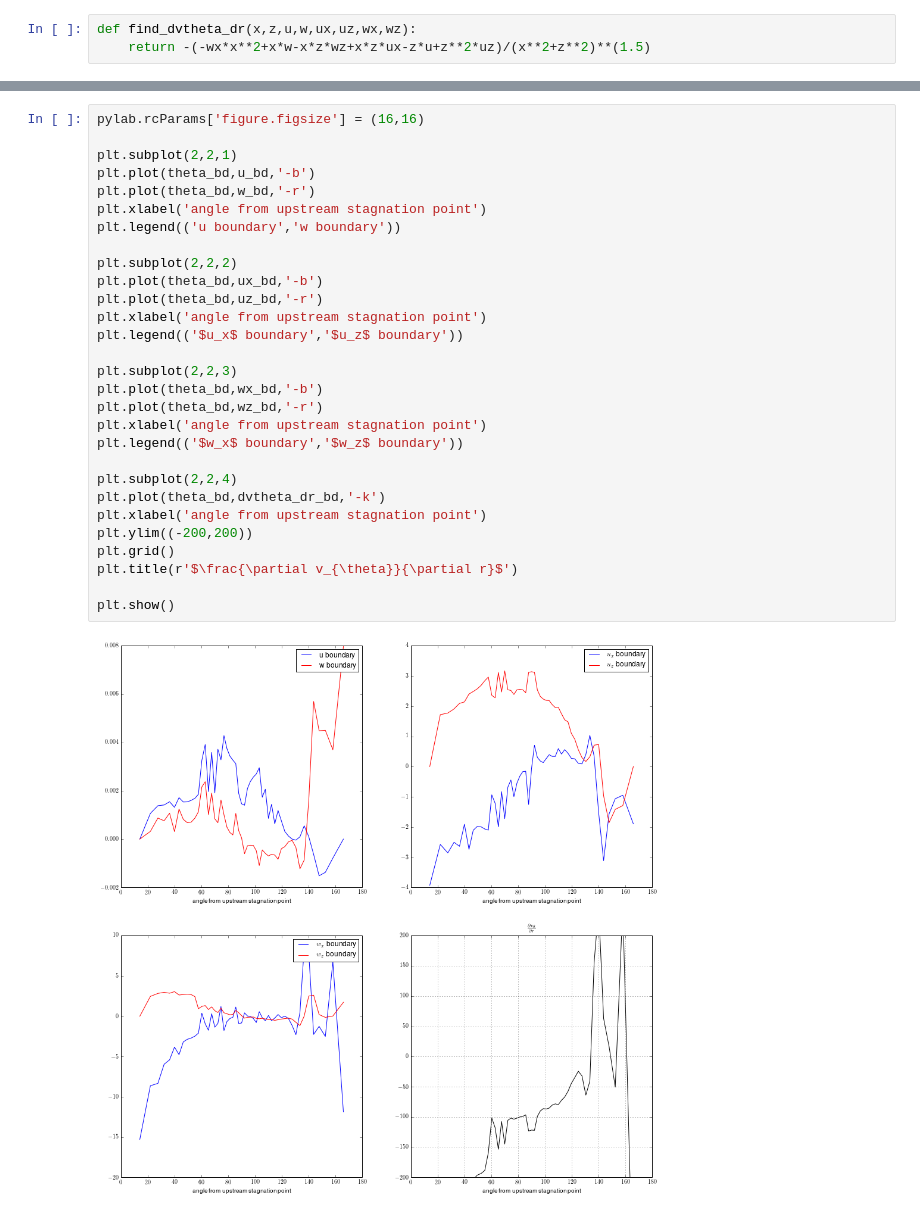
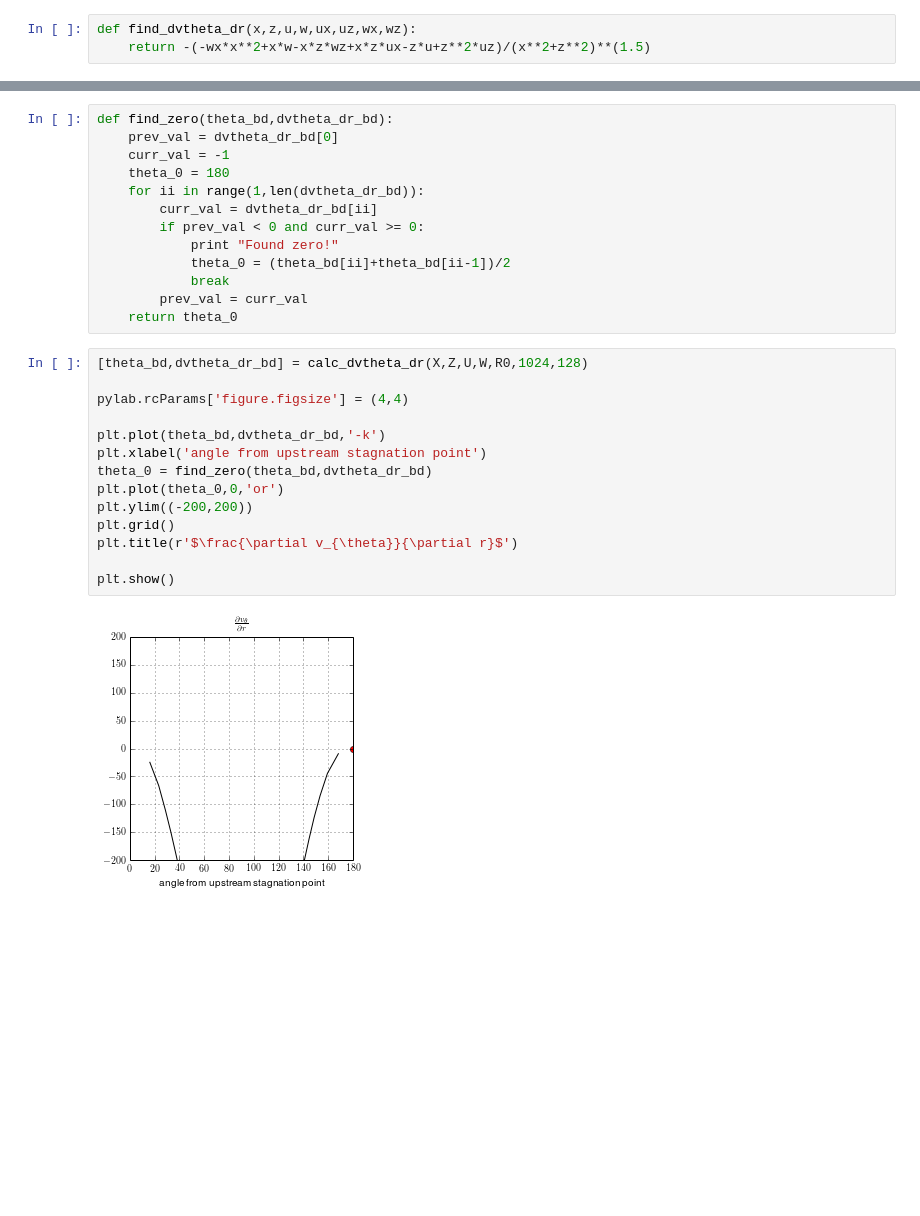
Before and after one commit to UBC-MOAD/flow_separation, a Jupyter notebook: notebooks_2D_runs/view_flow_over_cylinder.ipynb, the cells around one changed output, grey strips where cells are left out. Cells and saved outputs as stored; diff of their text form; blank space fills up the shorter version.

Commit message:
Added functions to show separation point as a function of time

```diff
--- a/notebooks_2D_runs/view_flow_over_cylinder.ipynb
+++ b/notebooks_2D_runs/view_flow_over_cylinder.ipynb
@@ -109,31 +114,29 @@ for itr,ii in enumerate(X):
-# %%
-pylab.rcParams['figure.figsize'] = (16,16)
-
-plt.subplot(2,2,1)
-plt.plot(theta_bd,u_bd,'-b')
-plt.plot(theta_bd,w_bd,'-r')
-plt.xlabel('angle from upstream stagnation point')
-plt.legend(('u boundary','w boundary'))
-
-plt.subplot(2,2,2)
-plt.plot(theta_bd,ux_bd,'-b')
-plt.plot(theta_bd,uz_bd,'-r')
-plt.xlabel('angle from upstream stagnation point')
-plt.legend(('$u_x$ boundary','$u_z$ boundary'))
-
-plt.subplot(2,2,3)
-plt.plot(theta_bd,wx_bd,'-b')
-plt.plot(theta_bd,wz_bd,'-r')
-plt.xlabel('angle from upstream stagnation point')
-plt.legend(('$w_x$ boundary','$w_z$ boundary'))
-
-plt.subplot(2,2,4)
-plt.plot(theta_bd,dvtheta_dr_bd,'-k')
-plt.xlabel('angle from upstream stagnation point')
-plt.ylim((-200,200))
-plt.grid()
-plt.title(r'$\frac{\partial v_{\theta}}{\partial r}$')
-
-plt.show()
-# %% [output]
-[figure, removed]
+# %%
+def find_zero(theta_bd,dvtheta_dr_bd):
+    prev_val = dvtheta_dr_bd[0]
+    curr_val = -1
+    theta_0 = 180
+    for ii in range(1,len(dvtheta_dr_bd)):
+        curr_val = dvtheta_dr_bd[ii]
+        if prev_val < 0 and curr_val >= 0:
+            print "Found zero!"
+            theta_0 = (theta_bd[ii]+theta_bd[ii-1])/2
+            break
+        prev_val = curr_val
+    return theta_0
+# %%
+[theta_bd,dvtheta_dr_bd] = calc_dvtheta_dr(X,Z,U,W,R0,1024,128)
+
+pylab.rcParams['figure.figsize'] = (4,4)
+
+plt.plot(theta_bd,dvtheta_dr_bd,'-k')
+plt.xlabel('angle from upstream stagnation point')
+theta_0 = find_zero(theta_bd,dvtheta_dr_bd)
+plt.plot(theta_0,0,'or')
+plt.ylim((-200,200))
+plt.grid()
+plt.title(r'$\frac{\partial v_{\theta}}{\partial r}$')
+
+plt.show()
+# %% [output]
+[figure, added]
```
Also changed, not shown: parts of 6 cells of this notebook, 1 other file.
